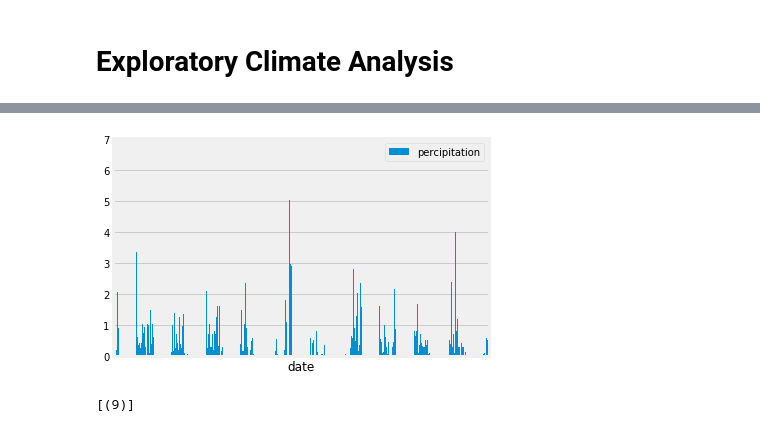
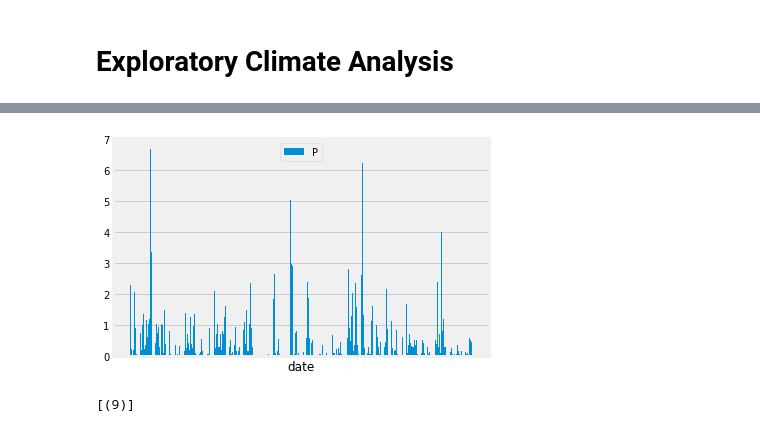
Before and after one commit to Vangroovy/Advanced_SQL, a Jupyter notebook: climate.ipynb, the cells around one changed output, grey strips where cells are left out. Saved outputs shown, nothing was run; the diff lists cells and outputs as text; code cells hidden in the pictures.

```diff
--- a/climate.ipynb
+++ b/climate.ipynb
@@ -101,7 +103,7 @@ datetime.date(2016, 8, 23)
 # %%
 # Perform a query to retrieve the data and find the station with the most rain on any given day
 
-percip = session.query(Measurement.date, func.max(Measurement.prcp).label("most rain")).\
+percip = session.query(Measurement.date, func.max(Measurement.prcp)).\
 filter(Measurement.date > f"{twelve_months}").\
 group_by(Measurement.date).\
 order_by(Measurement.date).all()
@@ -132,11 +123,15 @@ percip_df.head(25)
 # %%
 # Use Pandas Plotting with Matplotlib to plot the data
-percip_df.plot.bar(grid=True)
+x = percip_df.index
+y = percip_df['percipitation']
+plt.bar(x,y)
 plt.tight_layout
 
 #remove xtick labels and show plot
 plt.xticks([],[])
+plt.xlabel("date")
+plt.legend("Percipitation", loc='upper center')
 plt.show()
 # %% [output]
-[figure, old version]
+[figure, new version]
 # %%
```
Also changed, not shown: parts of 10 cells of this notebook.
